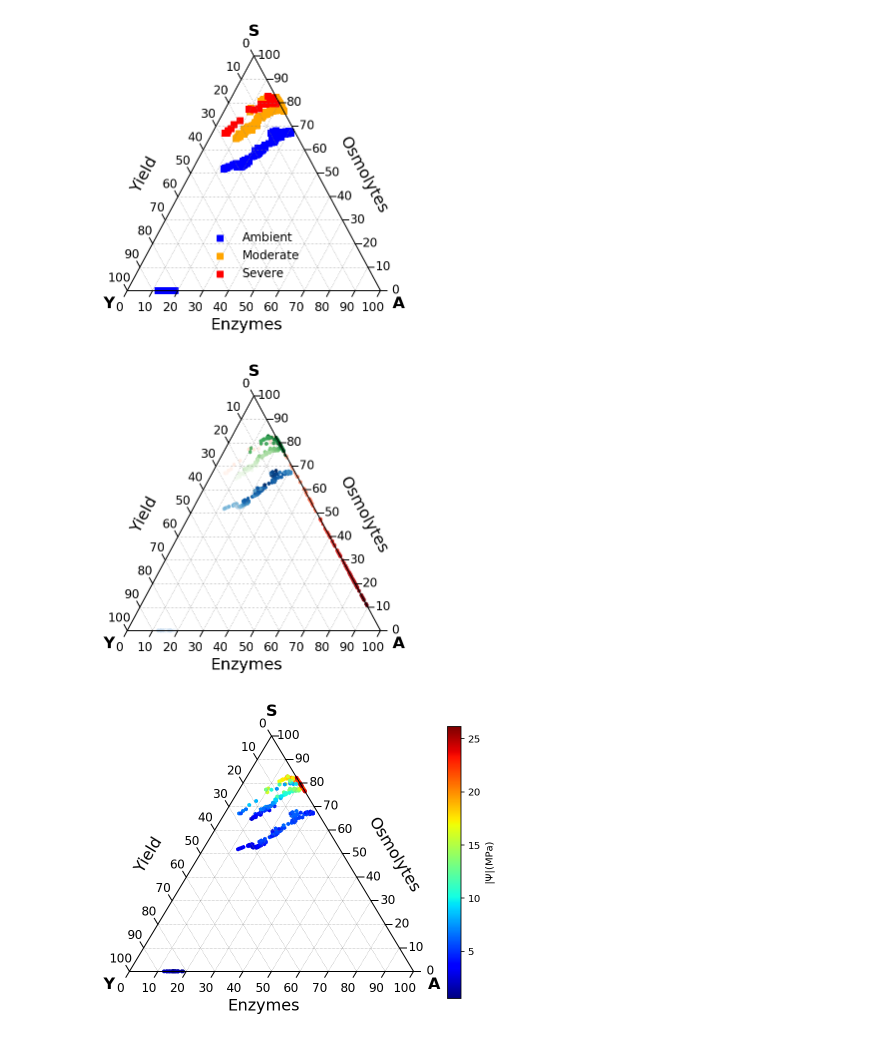
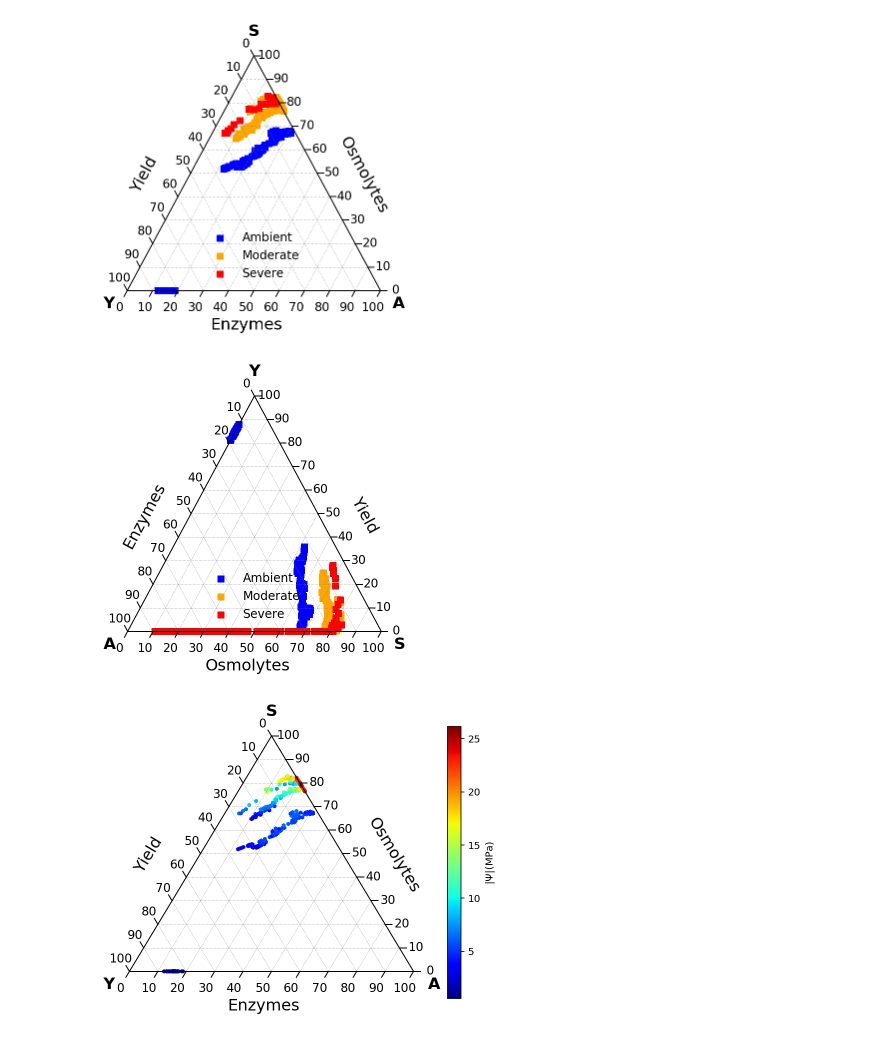
Before and after one commit to bioatmosphere/microbiome-drought-legacy, a Jupyter notebook: data/version_2/community/tradeoff_v2.ipynb, the cells around one changed output. Drawn from its saved outputs; the diff is of its cells as text; code cells hidden in the pictures.

```diff
--- a/data/version_2/community/tradeoff_v2.ipynb
+++ b/data/version_2/community/tradeoff_v2.ipynb
@@ -65,3 +67,7 @@ community_basex10 = community_data(enzyme_basex10,osmolyte_basex10,yield_basex10
+# %%
+community_base    = community_data(osmolyte_base, yield_base, enzyme_base)
+community_basex4  = community_data(osmolyte_basex4, yield_basex4, enzyme_basex4)
+community_basex10 = community_data(osmolyte_basex10,yield_basex10, enzyme_basex10)
 # %%
 community_base.head()
 # %% [output]
@@ -310,44 +316,37 @@ tax.show()
 # %%
 # Scatter Plot
 scale = 100
 figure, tax = ternary.figure(scale=scale)
 figure.set_size_inches(5,5)
 
 
-#tax.scatter(community_basex10.iloc[365*6-257:365*6-75,:].values,marker='s',color='red',    label="Severe",alpha=1.0)
-tax.heatmap(generate_heatmap_data(community_basex10.iloc[365*6-257:365*6-75,:], basex10.iloc[365*6-257:365*6-75,:]),style="hexagonal", cmap='Reds',colorbar=False)
-
-#tax.scatter(community_basex4.iloc[365*6-257:365*6-75,:].values, marker='s',color='orange', label="Moderate",alpha=1.0)
-tax.heatmap(generate_heatmap_data(community_basex4.iloc[365*6-257:365*6-75,:], basex4.iloc[365*6-257:365*6-75,:]),style="hexagonal", cmap='Greens',colorbar=False)
-
-#tax.scatter(community_base.iloc[365*6-365:365*6-257,:].values,  marker='^',color='lime',label="Pre-DS", alpha=1.0)
-#tax.scatter(community_base.iloc[365*6-257:365*6-75,:].values, marker='s',color='blue',      label="Dry Season(DS)",alpha=1.0)
-#tax.scatter(community_base.iloc[365*6-75:365*6-0,:].values,   marker='x',color='grey',label="Post-DS",alpha=1.0)
-tax.heatmap(generate_heatmap_data(community_base.iloc[365*6-257:365*6-75,:], base.iloc[365*6-257:365*6-75,:]),style="hexagonal", cmap='Blues',colorbar=False)
+tax.scatter(community_base_y6.values, marker='s',color='blue', label="Ambient",alpha=1.0)
+tax.scatter(community_basex4_y6.values, marker='s',color='orange', label="Moderate",alpha=1.0)
+tax.scatter(community_basex10_y6.values,marker='s',color='red',    label="Severe",alpha=1.0)
 
 
-#tax.legend(loc='lower center',bbox_to_anchor=(0.5, 0.1), frameon=False,fontsize=12)
+tax.legend(loc='lower center',bbox_to_anchor=(0.5, 0.1), frameon=False,fontsize=12)
 
 tax.gridlines(multiple=scale/10, color="grey", linewidth=0.5)
 tax.boundary(linewidth=1.0)
 tax.ticks(axis='lbr', linewidth=1, multiple=scale/10,offset=0.025,fontsize=12)
 tax.clear_matplotlib_ticks()
 tax.get_axes().axis('off')
 
 #tax.set_title("Scatter Plot", fontsize=20)
 fontsize =16
-tax.left_axis_label("Yield",     fontsize=fontsize, weight='normal', offset=0.18)
-tax.right_axis_label("Osmolytes",fontsize=fontsize, weight='normal', offset=0.18)
-tax.bottom_axis_label("Enzymes", fontsize=fontsize, weight='normal', offset=0.10)
-tax.right_corner_label("A",fontsize=fontsize,weight='heavy')
-tax.top_corner_label("S",  fontsize=fontsize,weight='heavy')
-tax.left_corner_label("Y", fontsize=fontsize,weight='heavy')
+tax.left_axis_label("Enzymes",     fontsize=fontsize, weight='normal', offset=0.18)
+tax.right_axis_label("Yield",      fontsize=fontsize, weight='normal', offset=0.18)
+tax.bottom_axis_label("Osmolytes", fontsize=fontsize, weight='normal', offset=0.10)
+tax.right_corner_label("S",fontsize=fontsize,weight='heavy')
+tax.top_corner_label("Y",  fontsize=fontsize,weight='heavy')
+tax.left_corner_label("A", fontsize=fontsize,weight='heavy')
 
 #tax.savefig('../figures/ternary_y6.pdf',dpi=500)
 
 tax.show()
 # %% [output]
-[figure, old version]
+[figure, new version]
 # %%
 community_base_t = community_base.iloc[365*6-257:365*6-75,:].copy()
 community_base_t['Psi'] = abs(base.iloc[365*6-257:365*6-75,:].loc[:,'Psi']).tolist()
```
Also changed, not shown: parts of 2 cells of this notebook, 42 other files.
